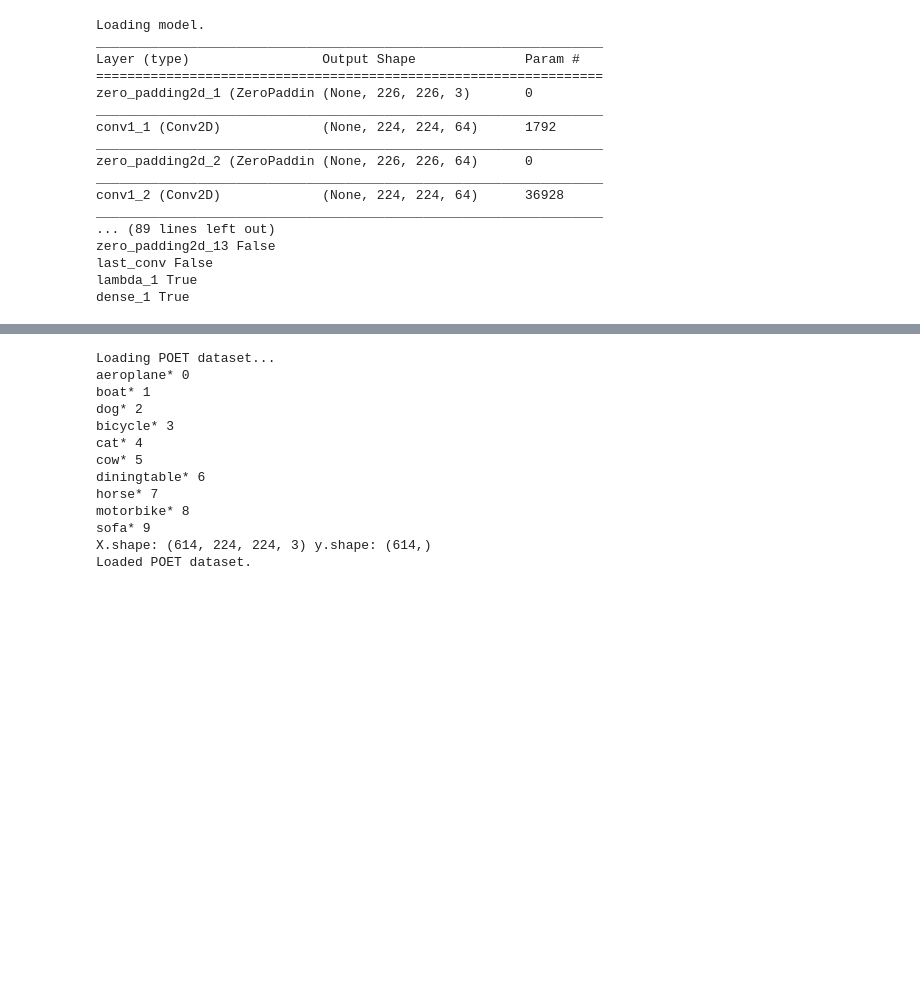
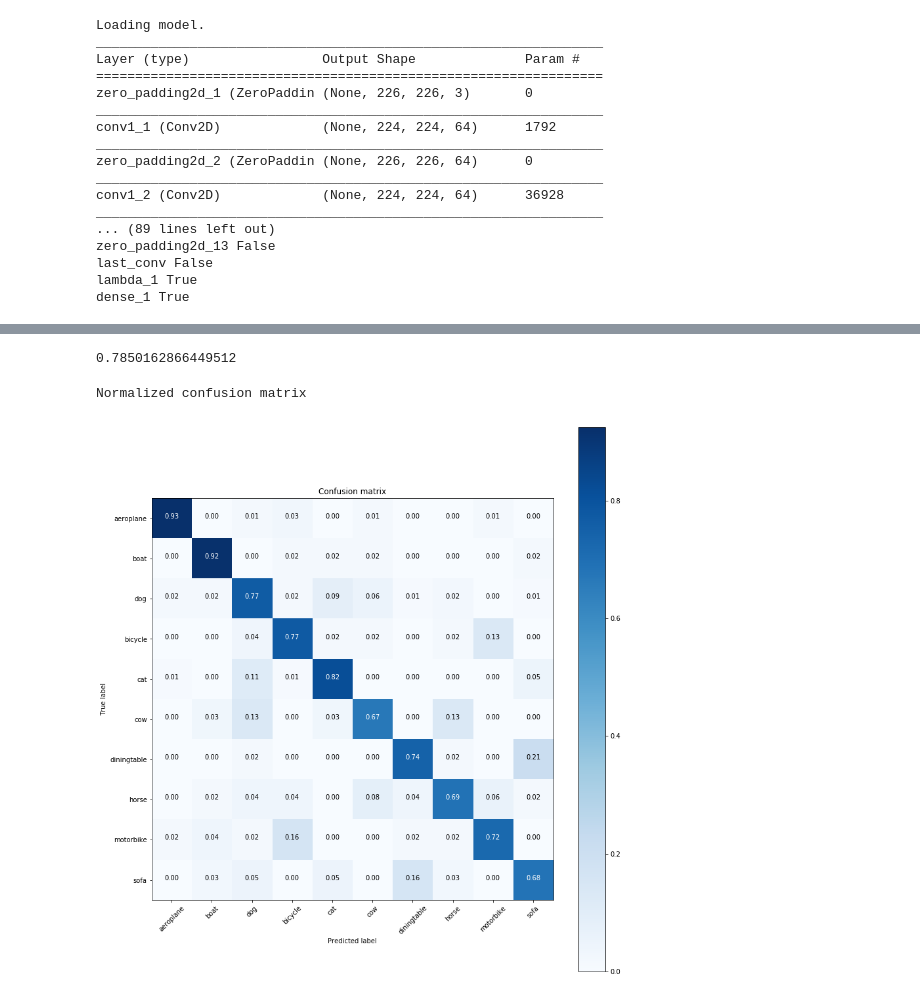
Before and after one commit to m3h0w/visual-attention-cnn-and-eye-tracking, a Jupyter notebook: cam/Global Pooling CNN Vis.ipynb, the cells around one changed output, grey strips where cells are left out. Cells and saved outputs as stored; diff of their text form; code cells hidden in the pictures; blank space fills up the shorter version.

```diff
--- a/cam/Global Pooling CNN Vis.ipynb
+++ b/cam/Global Pooling CNN Vis.ipynb
@@ -214,19 +246,4 @@ Epoch 15/200
 KeyboardInterrupt:
 # %%
-X_test, y_test, class_map, names = poet_file_manager.load_poet(img_size, test_ids)
 inv_class_map = inv_map = {v: k for k, v in class_map.items()}
-model_path = './weights/vggweights.11-0.80.hdf5'
+model_path = './weights/vggweights.09-0.67.hdf5'
-# %% [output]
-Loading POET dataset...
-aeroplane* 0
-boat* 1
-dog* 2
-bicycle* 3
-cat* 4
-cow* 5
-diningtable* 6
-horse* 7
-motorbike* 8
-sofa* 9
-X.shape: (614, 224, 224, 3) y.shape: (614,)
-Loaded POET dataset.
@@ -232,0 +253,10 @@ Loaded POET dataset.
+# %%
+np.mean(np.argmax(y_test, 1) == np.argmax(y_pred, 1))
+# %% [output]
+0.7850162866449512
+# %%
+plt.figure(figsize=(12,12))
+fig = utils.plot_confusion_matrix(np.argmax(y_test, 1), np.argmax(y_pred, 1), class_map.keys(), normalize=True)
+# %% [output]
+Normalized confusion matrix
+[figure, added]
```
Also changed, not shown: parts of 14 cells of this notebook, 7 other files.
